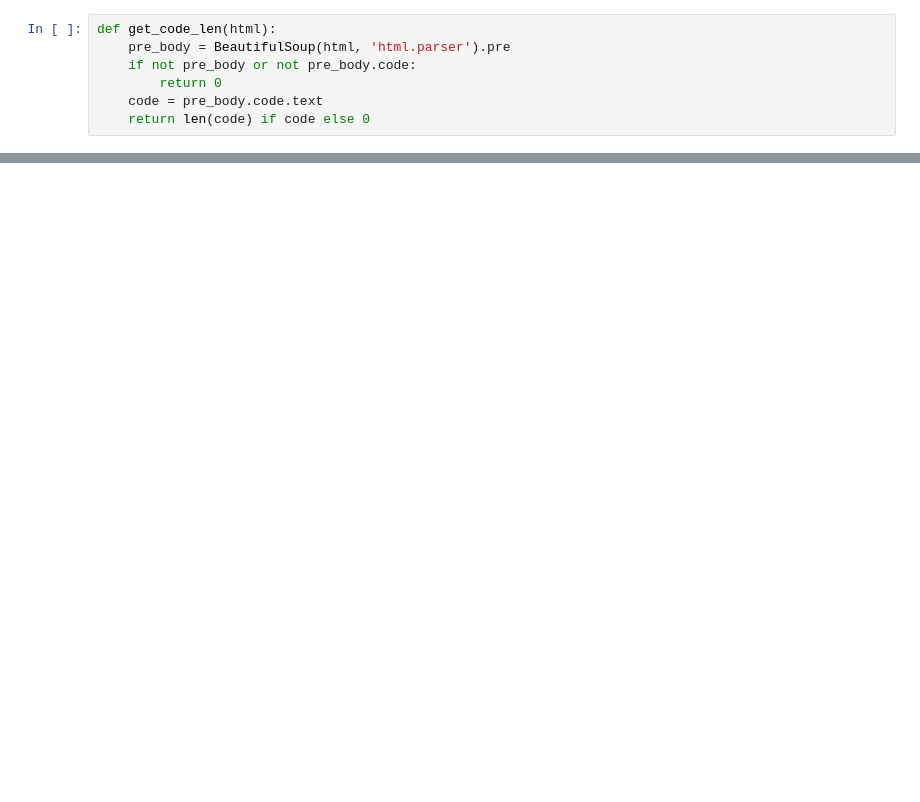
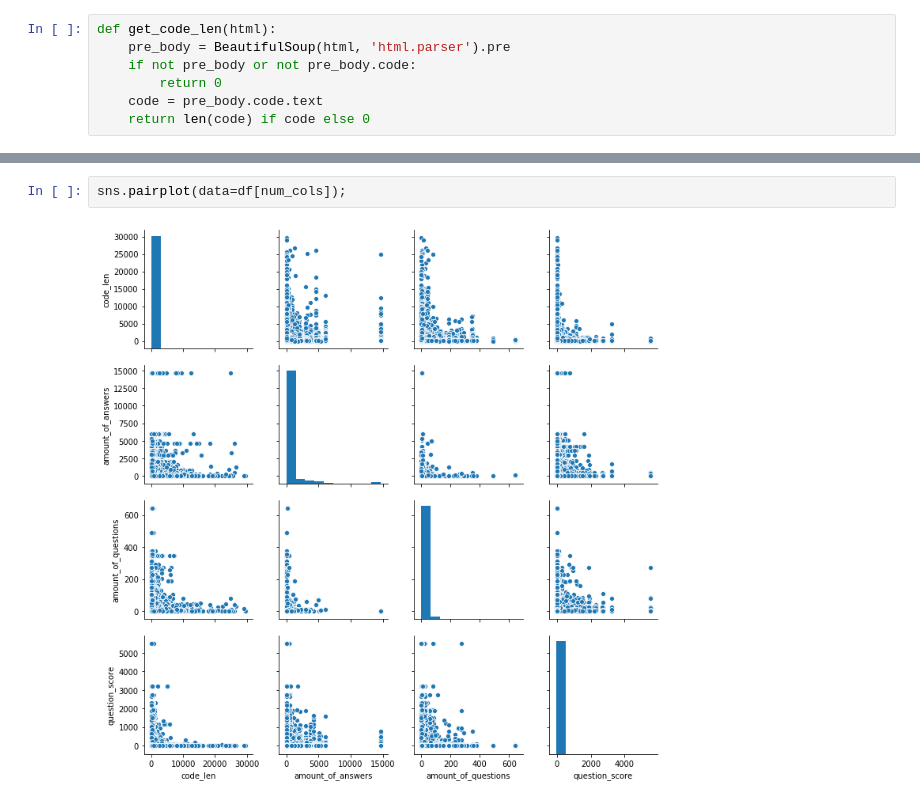
Before and after one commit to dsman1823/stack_overflow_da_lrng, a Jupyter notebook: stack_overflow_da.ipynb, the cells around one changed output, grey strips where cells are left out. Drawn from its saved outputs; the diff is of its cells as text; blank space fills up the shorter version.

```diff
--- a/stack_overflow_da.ipynb
+++ b/stack_overflow_da.ipynb
@@ -102,0 +252,4 @@ df.describe()
+# %%
+sns.pairplot(data=df[num_cols]);
+# %% [output]
+[figure, added]
```
Also changed, not shown: parts of 70 cells of this notebook.
